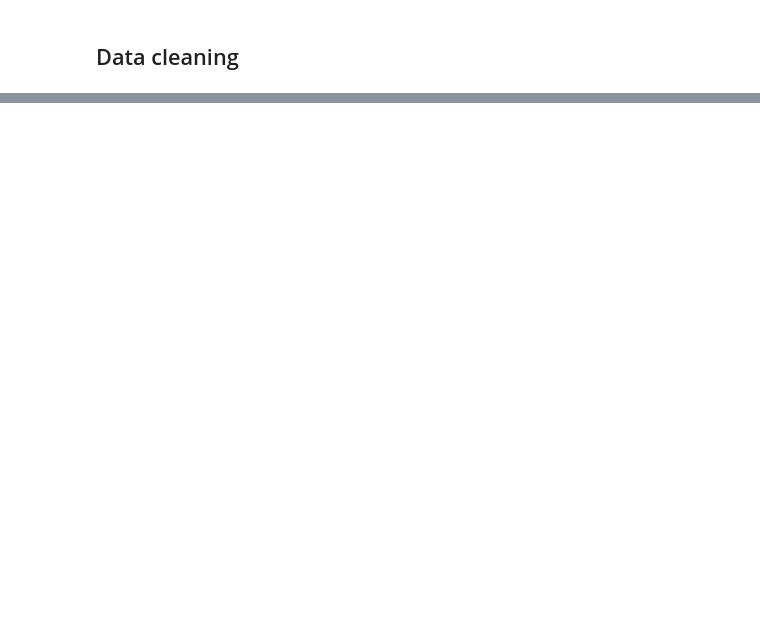
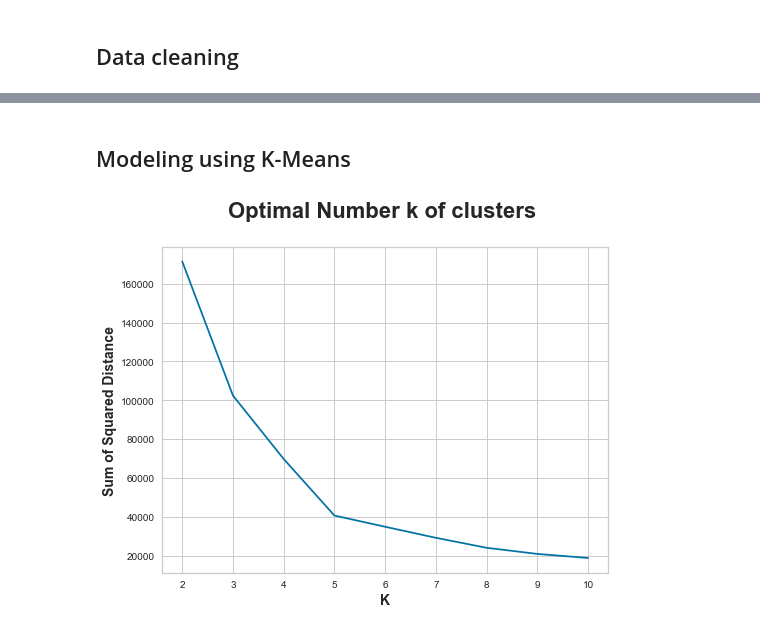
Before and after one commit to Stephanny-Nunes/Portfolio, a Jupyter notebook: Clustering Project.ipynb, the cells around one changed output, grey strips where cells are left out. Cells and saved outputs as stored; diff of their text form; code cells hidden in the pictures; blank space fills up the shorter version.

```diff
--- a/Clustering Project.ipynb
+++ b/Clustering Project.ipynb
@@ -158,0 +198,3 @@ Outlier in the dataset is:  []
+# %%
+# Encoding categorical variable Gender
+df = pd.get_dummies(df, columns=['Gender'], drop_first=True)
@@ -158,0 +210,26 @@ Outlier in the dataset is:  []
+# %% [markdown]
+## Modeling using K-Means
+# %%
+# Defining X as the two columns to be clustered
+X = df[['Spending Score (1-100)', 'Annual Income (k$)']]
+# %%
+# I used the elbow method and the silhouette score to find the optimal number of clusters
+
+WCSS = []                               # Within Cluster Sum of Squares
+Silhouette_scores = []
+cluster = range(2,11)
+for k in cluster:
+    kmeans = KMeans(n_clusters=k, random_state=123)
+    df_km = kmeans.fit(X)
+    score = silhouette_score(X, kmeans.labels_)
+    WCSS.append(df_km.inertia_)
+    Silhouette_scores.append(score)
+# %%
+# Plotting the elbow curve
+plt.figure(figsize=(8,6))
+plt.plot(cluster, WCSS)
+plt.xlabel('K', fontsize=14, fontweight='bold')
+plt.ylabel('Sum of Squared Distance', fontsize=14, fontweight='bold')
+plt.title('Optimal Number k of clusters \n', fontsize=22, fontweight='bold');
+# %% [output]
+[figure, added]
```
Also changed, not shown: parts of 30 cells of this notebook, 1 other file.
